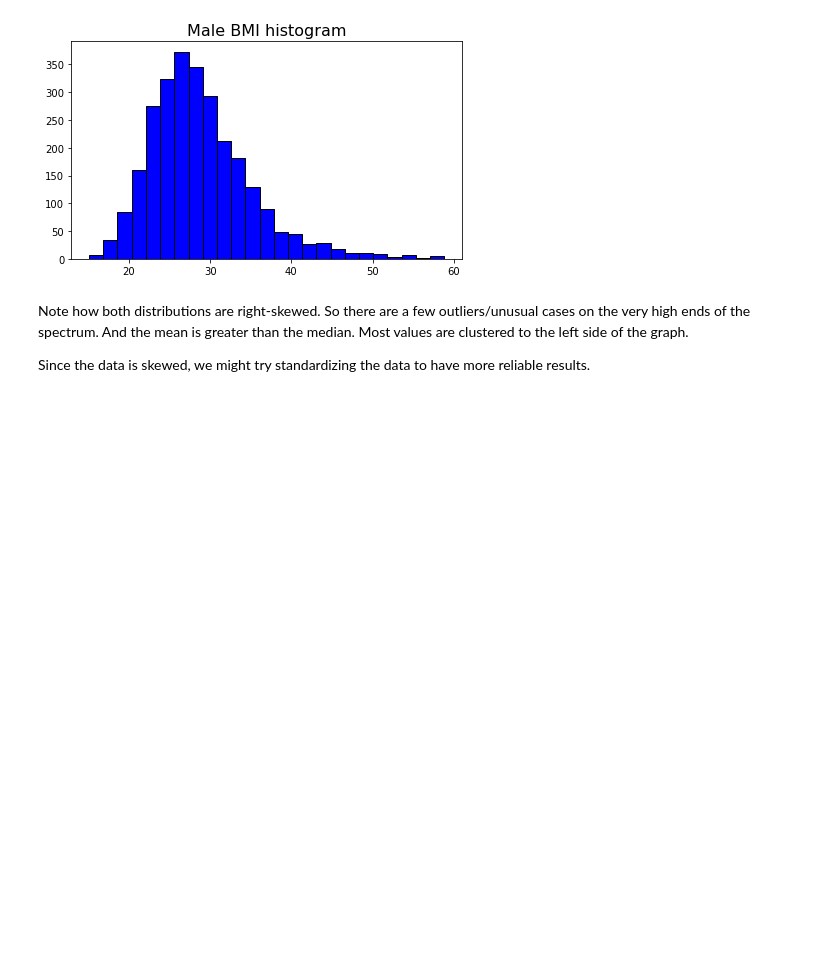
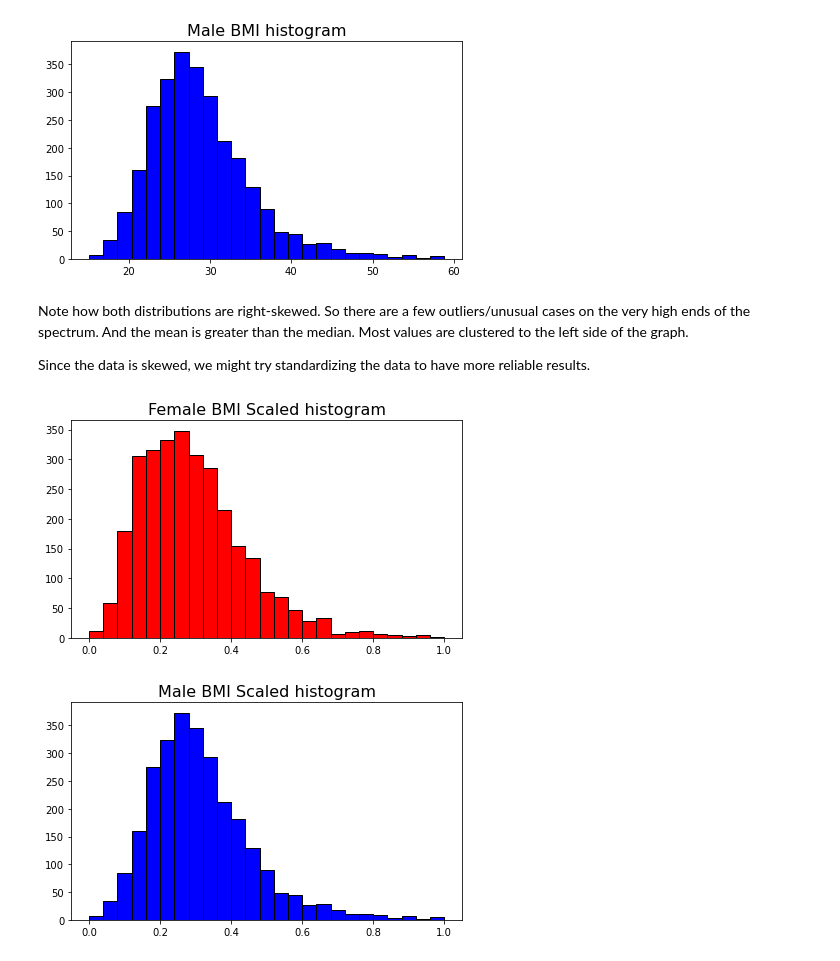
Before and after one commit to EricaXia/myblog, a Jupyter notebook: content/notebooks/hyp_testing_1.ipynb, the cells around one changed output. Drawn from its saved outputs; the diff is of its cells as text; code cells hidden in the pictures; blank space fills up the shorter version.

```diff
--- a/content/notebooks/hyp_testing_1.ipynb
+++ b/content/notebooks/hyp_testing_1.ipynb
@@ -215,3 +215,45 @@ plt.show()
 Note how both distributions are right-skewed. So there are a few outliers/unusual cases on the very high ends of the spectrum. And the mean is greater than the median. Most values are clustered to the left side of the graph.
 
 Since the data is skewed, we might try standardizing the data to have more reliable results.
+# %%
+## normalize data to be between 0 and 1
+from sklearn import preprocessing
+
+fem1 = females["BMXBMI"].dropna().values.reshape(-1,1)
+male1 = males["BMXBMI"].dropna().values.reshape(-1,1)
+min_max_scaler = preprocessing.MinMaxScaler()
+fem_scaled = min_max_scaler.fit_transform(fem1)
+male_scaled = min_max_scaler.fit_transform(male1)
+# %%
+## find outlers using std dev
+def find_outliers(arr):
+    mean, std = np.mean(arr), np.std(arr)
+    cut_off = std * 3
+    lower, upper = mean - cut_off, mean + cut_off
+    outliers = [x for x in arr if x < lower or x > upper]
+    return outliers
+
+def drop_outliers(arr):
+    mean, std = np.mean(arr), np.std(arr)
+    cut_off = std * 3
+    lower, upper = mean - cut_off, mean + cut_off
+    drop_outliers = np.array([x for x in arr if x >= lower or x <= upper])
+    return drop_outliers
+# %%
+fem2 = drop_outliers(fem_scaled)
+male2 = drop_outliers(male_scaled)
+# %%
+# plot after normalizing both datasets
+# with outliers dropped
+plt.figure(figsize=(7,4))
+plt.title("Female BMI Scaled histogram",fontsize=16)
+plt.hist(fem2,edgecolor='k',color='red',bins=25)
+plt.show()
+
+plt.figure(figsize=(7,4))
+plt.title("Male BMI Scaled histogram",fontsize=16)
+plt.hist(male2,edgecolor='k',color='blue',bins=25)
+plt.show()
+# %% [output]
+[figure, added]
+[figure, added]
```
Also changed, not shown: parts of 1 cell of this notebook, 1 other file.
